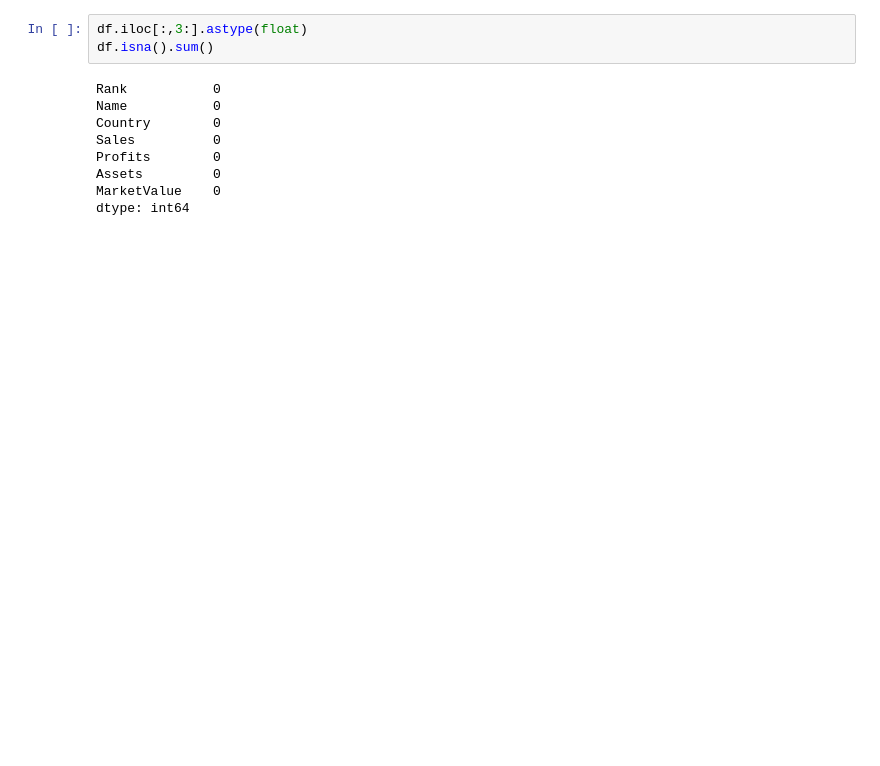
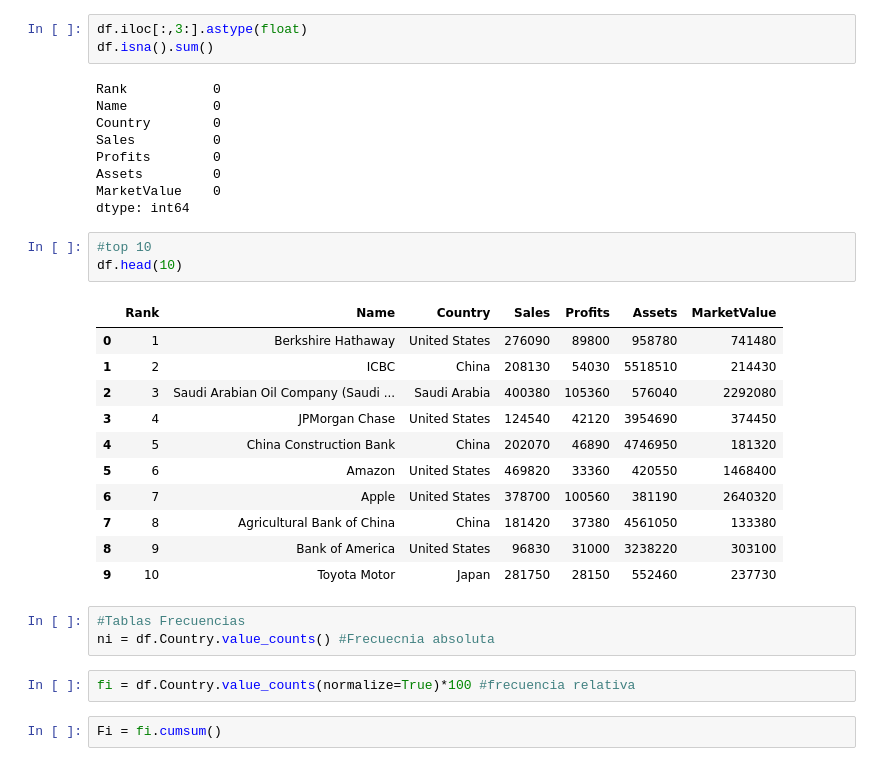
Before and after one commit to JohnCubides/ArtificialIntelligence, a Jupyter notebook: Actividad_2.ipynb, the cells around one changed output. Cells and saved outputs as stored; diff of their text form; blank space fills up the shorter version.

```diff
--- a/Actividad_2.ipynb
+++ b/Actividad_2.ipynb
@@ -80,3 +50,25 @@ Profits        0
 Assets         0
 MarketValue    0
 dtype: int64
+# %%
+#top 10
+df.head(10)
+# %% [output]
+|  | Rank | Name | Country | Sales | Profits | Assets | MarketValue |
+| 0 | 1 | Berkshire Hathaway | United States | 276090 | 89800 | 958780 | 741480 |
+| 1 | 2 | ICBC | China | 208130 | 54030 | 5518510 | 214430 |
+| 2 | 3 | Saudi Arabian Oil Company (Saudi ... | Saudi Arabia | 400380 | 105360 | 576040 | 2292080 |
+| 3 | 4 | JPMorgan Chase | United States | 124540 | 42120 | 3954690 | 374450 |
+| 4 | 5 | China Construction Bank | China | 202070 | 46890 | 4746950 | 181320 |
+| 5 | 6 | Amazon | United States | 469820 | 33360 | 420550 | 1468400 |
+| 6 | 7 | Apple | United States | 378700 | 100560 | 381190 | 2640320 |
+| 7 | 8 | Agricultural Bank of China | China | 181420 | 37380 | 4561050 | 133380 |
+| 8 | 9 | Bank of America | United States | 96830 | 31000 | 3238220 | 303100 |
+| 9 | 10 | Toyota Motor | Japan | 281750 | 28150 | 552460 | 237730 |
+# %%
+#Tablas Frecuencias
+ni = df.Country.value_counts() #Frecuecnia absoluta
+# %%
+fi = df.Country.value_counts(normalize=True)*100 #frecuencia relativa
+# %%
+Fi = fi.cumsum()
```
Also changed, not shown: parts of 8 cells of this notebook.
